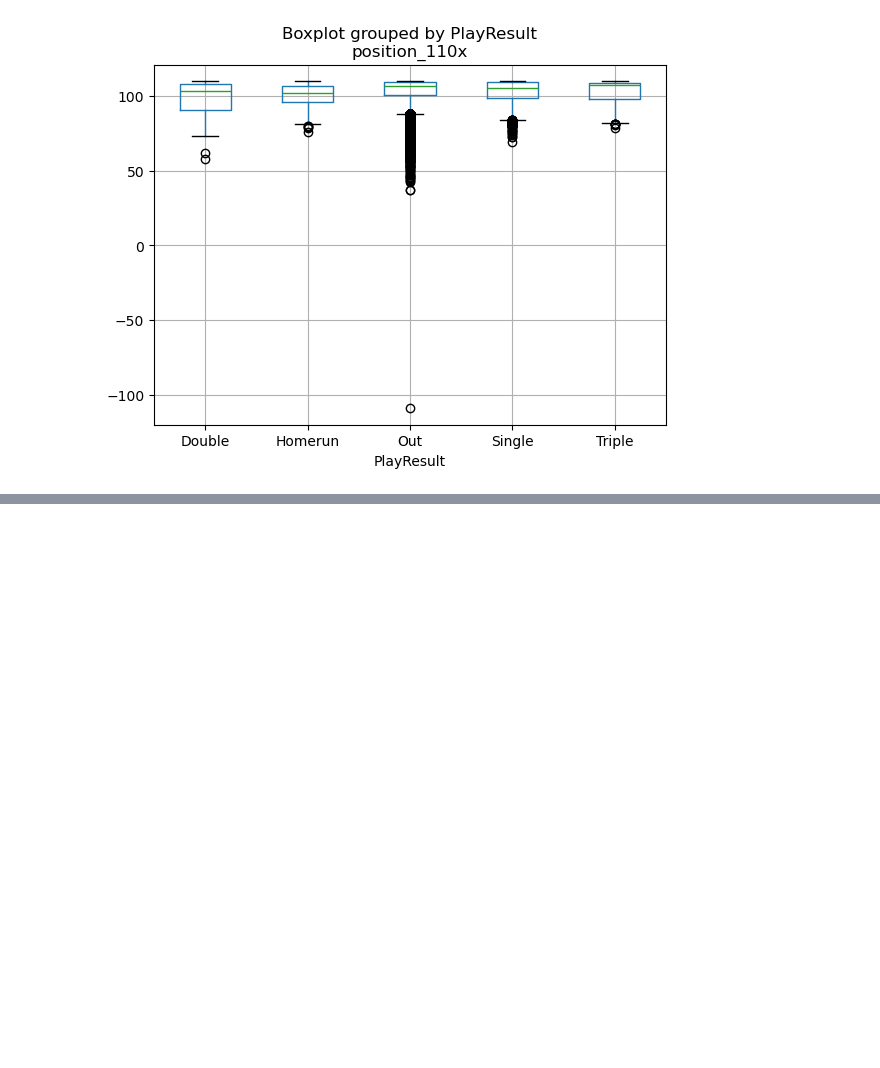
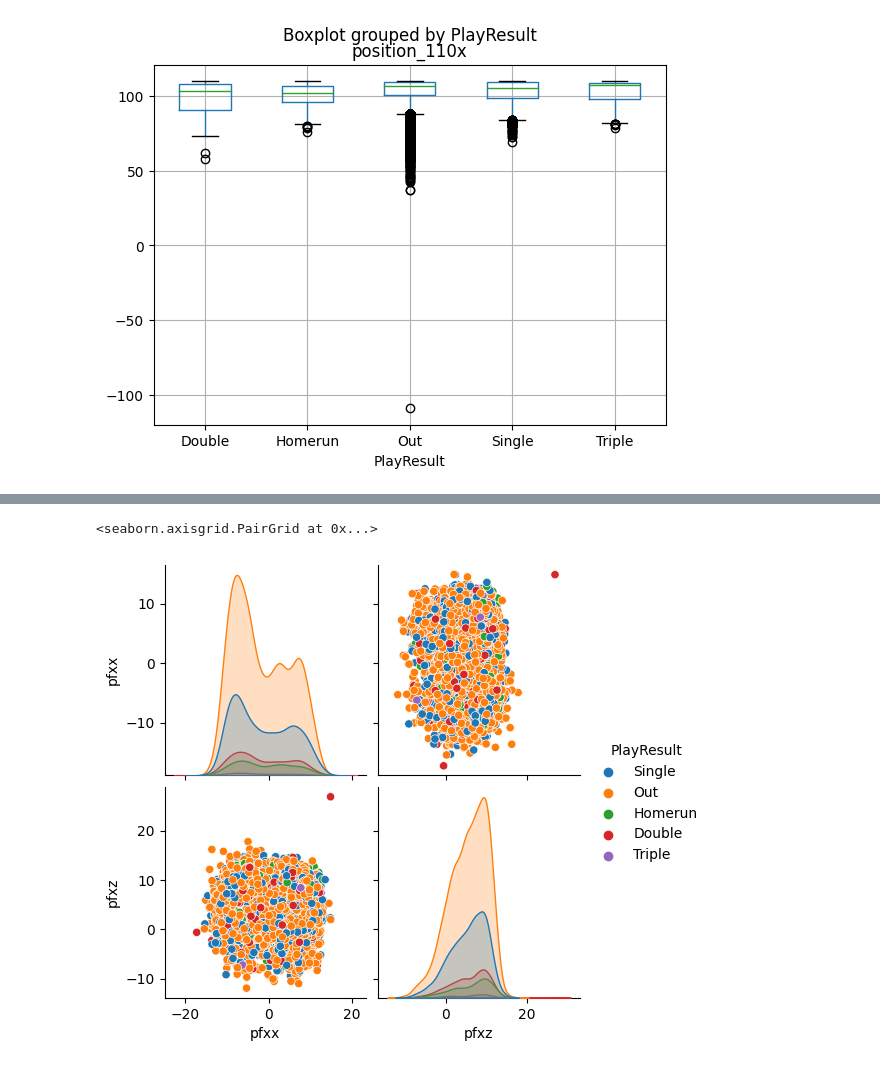
Before and after one commit to sanakohli/ml-project, a Jupyter notebook: ML_notebook.ipynb, the cells around one changed output, grey strips where cells are left out. Saved outputs shown, nothing was run; the diff lists cells and outputs as text; code cells hidden in the pictures; blank space fills up the shorter version.

```diff
--- a/ML_notebook.ipynb
+++ b/ML_notebook.ipynb
@@ -344,0 +414,11 @@ df
+# %%
+# analyzing pair of pfxx and pfxz for horizontal and vertical movement
+# analyze subset of pitch location versus play result
+df_pitch_movement = df[['pfxx', 'pfxz', 'PlayResult']]
+
+
+# create the pair plot
+sb.pairplot(df_pitch_movement.dropna(), hue='PlayResult')
+# %% [output]
+<seaborn.axisgrid.PairGrid at 0x...>
+[figure, added]
```
Also changed, not shown: parts of 38 cells of this notebook.
